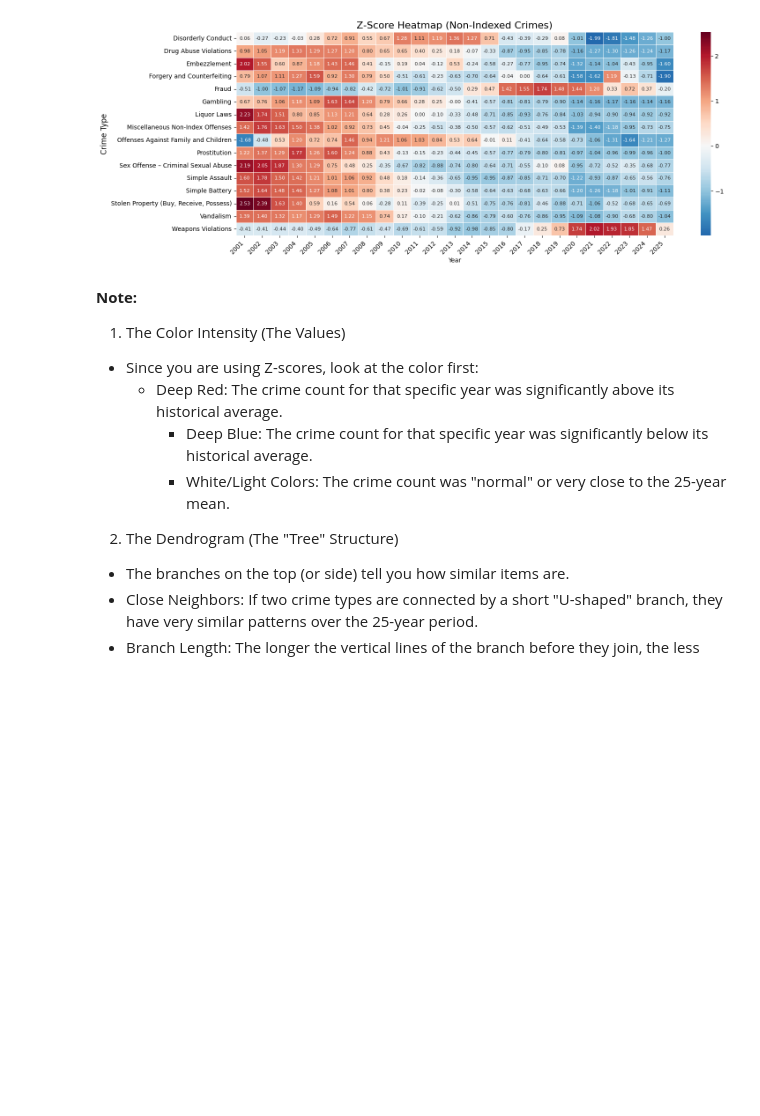
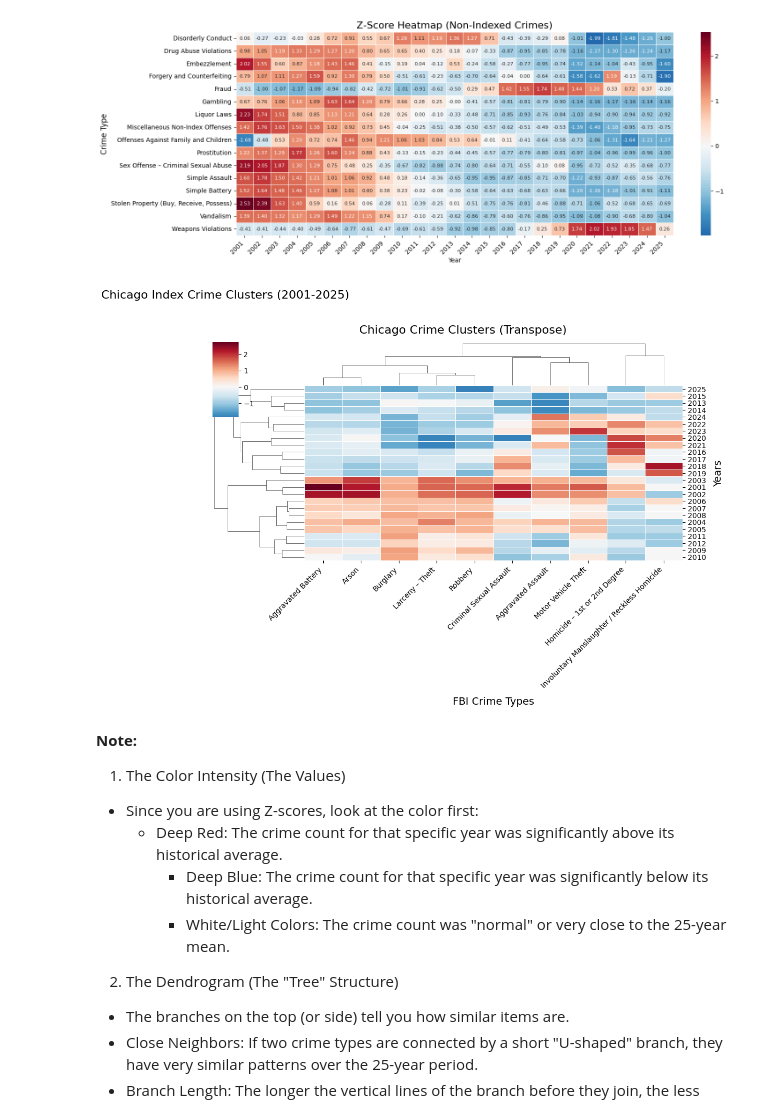
Before and after one commit to SirErikPak/ChicagoCrime, a Jupyter notebook: Notebook/ChicagoCrimeExploratoryClusterAnalysis.ipynb, the cells around one changed output. Drawn from its saved outputs; the diff is of its cells as text; code cells hidden in the pictures; blank space fills up the shorter version.

Commit message:
Add cluster plot image to README for enhanced visualization of findings

```diff
--- a/Notebook/ChicagoCrimeExploratoryClusterAnalysis.ipynb
+++ b/Notebook/ChicagoCrimeExploratoryClusterAnalysis.ipynb
@@ -172,6 +172,33 @@ z_df_n = zscore_anomaly.zscore_anomaly(data=df[mask],time_col='year', category_c
 heat_map(z_df_n, 'Non-Indexed')
 # %% [output]
 [figure]
+# %%
+# Z score (Indexed)
+# Create the clustermap
+g = sns.clustermap(
+    z_df_i.T,
+    cmap="RdBu_r",
+    center=0,
+    figsize=(10, 8),
+    # row_cluster=True,  # Keep years in chronological order (on the Y-axis)
+    col_cluster=True,  # Cluster the crimes together (on the X-axis)
+    linewidths=0.5,
+    xticklabels=True,   # Ensure all crime names show up
+    yticklabels=True    # Ensure all years show up
+)
+
+# Rotate X-axis labels for readability
+plt.setp(g.ax_heatmap.get_xticklabels(), rotation=45, ha='right')
+plt.title("Chicago Index Crime Clusters (2001-2025)", fontsize=16, pad=60)
+plt.suptitle("Chicago Crime Clusters (Transpose)", fontsize=16, y=1.02)
+g.ax_heatmap.set_xlabel('FBI Crime Types', fontsize=14, labelpad=10)
+g.ax_heatmap.set_ylabel('Years', fontsize=14, labelpad=10)
+
+# Save the figure with high resolution and tight cropping
+plt.savefig("../Image/cluster_index_analysis.png", dpi=1200, bbox_inches='tight')
+plt.show()
+# %% [output]
+[figure, added]
 # %% [markdown]
 **Note:**
 1. The Color Intensity (The Values)
```
Also changed, not shown: 1 other file.
